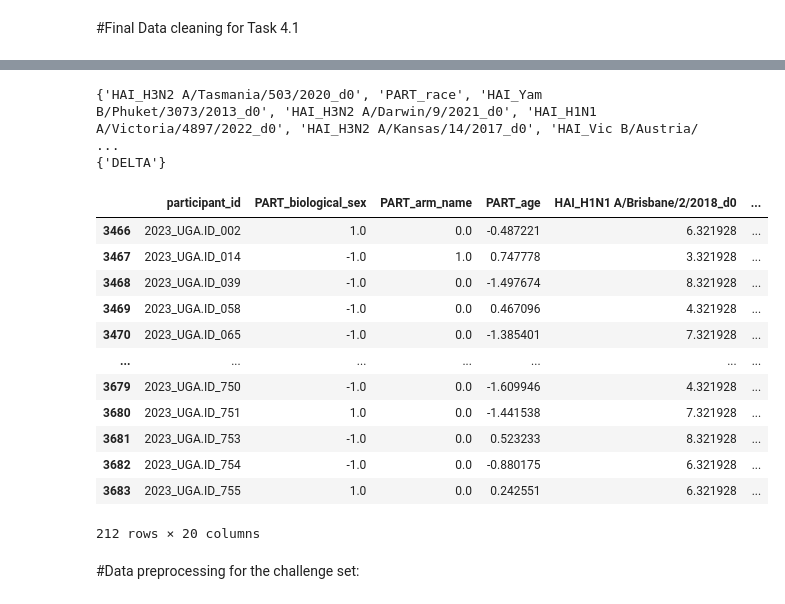
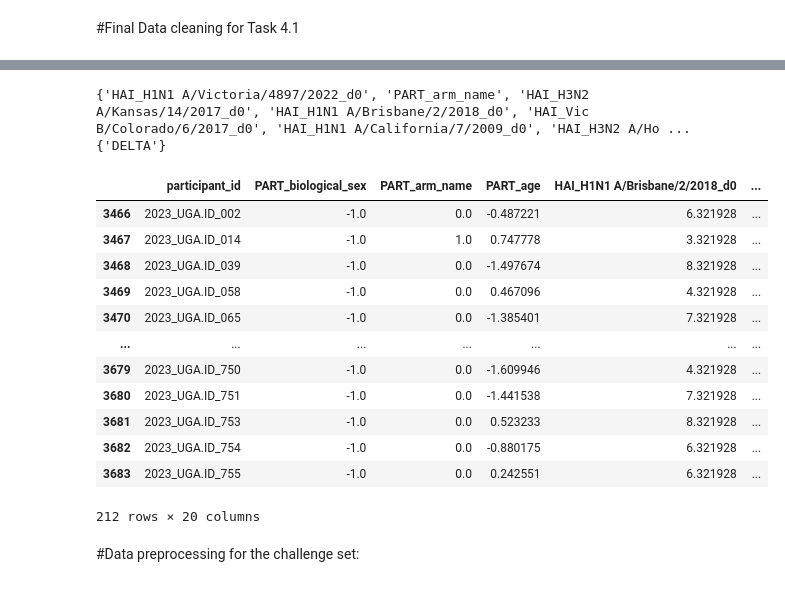
Before and after one commit to DirtyChay/cmi-flu-prediction-challenge-capstone, a Jupyter notebook: automl_models/task_4_1.ipynb, the cells around one changed output, grey strips where cells are left out. Drawn from its saved outputs; the diff is of its cells as text; code cells hidden in the pictures.

```diff
--- a/automl_models/task_4_1.ipynb
+++ b/automl_models/task_4_1.ipynb
@@ -29,20 +25,20 @@ if USE_GOOGLE_COLAB:
     from google.colab import drive
 
     drive.mount('/content/drive')
-    PARQUET_PATH = os.path.join(os.getcwd(), 'drive', 'MyDrive', 'DSE_260A', 'data', 'cleaned_data')
+    CSV_PATH = os.path.join(os.getcwd(), 'drive', 'MyDrive', 'DSE_260A', 'data', 'cleaned_data')
     CHALLENGE_DATA_PATH = os.path.join(os.getcwd(), 'drive', 'MyDrive', 'DSE_260A', 'data', 'cleaned_data')
     SUBMISSION_PATH = os.getcwd()
 else:
-    PARQUET_PATH = 'cleaned_data'
+    CSV_PATH = '..'
     CHALLENGE_DATA_PATH = '../cleaned_data'
     SUBMISSION_PATH = 'submission'
 # %% [markdown]
 #Final Data cleaning for Task 4.1
 # %%
-df_train = pd.read_parquet(PARQUET_PATH + "/merged_data/combined.parquet")
+df_train = pd.read_csv(CSV_PATH + "/merged_data/combined.csv")
 challenge_participants = pd.read_csv(CHALLENGE_DATA_PATH + '/challenge_participants_cleaned.csv')
 challenge_hai = pd.read_csv(CHALLENGE_DATA_PATH + '/challenge_hai_cleaned.csv')
-challenge_transcriptomics = pd.read_parquet(CHALLENGE_DATA_PATH + '/challenge_transcriptomics_cleaned.parquet')
+challenge_transcriptomics = pd.read_csv(CHALLENGE_DATA_PATH + '/challenge_transcriptomics_cleaned.csv')
 df_challenge = challenge_hai.merge(challenge_participants, on='participant_id', how='inner')
 df_challenge = df_challenge.merge(challenge_transcriptomics, on='participant_id', how='inner')
 # %%
@@ -105,30 +93,28 @@ print(common_cols)
 missing_from_chal = train_cols - common_cols
 print(missing_from_chal)
 # %% [output]
-{'HAI_H3N2 A/Tasmania/503/2020_d0', 'PART_race', 'HAI_Yam B/Phuket/3073/2013_d0', 'HAI_H3N2 A/Darwin/9/2021_d0', 'HAI_H1N1 A/Victoria/4897/2022_d0', 'HAI_H3N2 A/Kansas/14/2017_d0', 'HAI_Vic B/Austria/ ...
+{'HAI_H1N1 A/Victoria/4897/2022_d0', 'PART_arm_name', 'HAI_H3N2 A/Kansas/14/2017_d0', 'HAI_H1N1 A/Brisbane/2/2018_d0', 'HAI_Vic B/Colorado/6/2017_d0', 'HAI_H1N1 A/California/7/2009_d0', 'HAI_H3N2 A/Ho ...
 {'DELTA'}
 # %%
-df_train.drop(columns=['PART_race', 'PART_geolocation'],
-              inplace=True)  #dropping race/geolocation since they are all the same val "unknown"/'Georgia'
 df_train['PART_arm_name'] = df_train['PART_arm_name'].apply(lambda x: 1.0 if x == 'High Dose Fluzone' else 0.0)
 df_train['PART_biological_sex'] = df_train['PART_biological_sex'].apply(lambda x: 1.0 if x == 'Male' else -1.0)
 
 scaler = StandardScaler()
 df_train['PART_age'] = scaler.fit_transform(df_train[['PART_age']])
 df_train
 # %% [output]
 |  | participant_id | PART_biological_sex | PART_arm_name | PART_age | HAI_H1N1 A/Brisbane/2/2018_d0 | ... |
-| 3466 | 2023_UGA.ID_002 | 1.0 | 0.0 | -0.487221 | 6.321928 | ... |
+| 3466 | 2023_UGA.ID_002 | -1.0 | 0.0 | -0.487221 | 6.321928 | ... |
 | 3467 | 2023_UGA.ID_014 | -1.0 | 1.0 | 0.747778 | 3.321928 | ... |
 | 3468 | 2023_UGA.ID_039 | -1.0 | 0.0 | -1.497674 | 8.321928 | ... |
 | 3469 | 2023_UGA.ID_058 | -1.0 | 0.0 | 0.467096 | 4.321928 | ... |
 | 3470 | 2023_UGA.ID_065 | -1.0 | 0.0 | -1.385401 | 7.321928 | ... |
 | ... | ... | ... | ... | ... | ... | ... |
 | 3679 | 2023_UGA.ID_750 | -1.0 | 0.0 | -1.609946 | 4.321928 | ... |
-| 3680 | 2023_UGA.ID_751 | 1.0 | 0.0 | -1.441538 | 7.321928 | ... |
+| 3680 | 2023_UGA.ID_751 | -1.0 | 0.0 | -1.441538 | 7.321928 | ... |
 | 3681 | 2023_UGA.ID_753 | -1.0 | 0.0 | 0.523233 | 8.321928 | ... |
 | 3682 | 2023_UGA.ID_754 | -1.0 | 0.0 | -0.880175 | 6.321928 | ... |
-| 3683 | 2023_UGA.ID_755 | 1.0 | 0.0 | 0.242551 | 6.321928 | ... |
+| 3683 | 2023_UGA.ID_755 | -1.0 | 0.0 | 0.242551 | 6.321928 | ... |
 212 rows × 20 columns
 # %% [markdown]
 #Data preprocessing for the challenge set:
```
Also changed, not shown: parts of 23 cells of this notebook.
